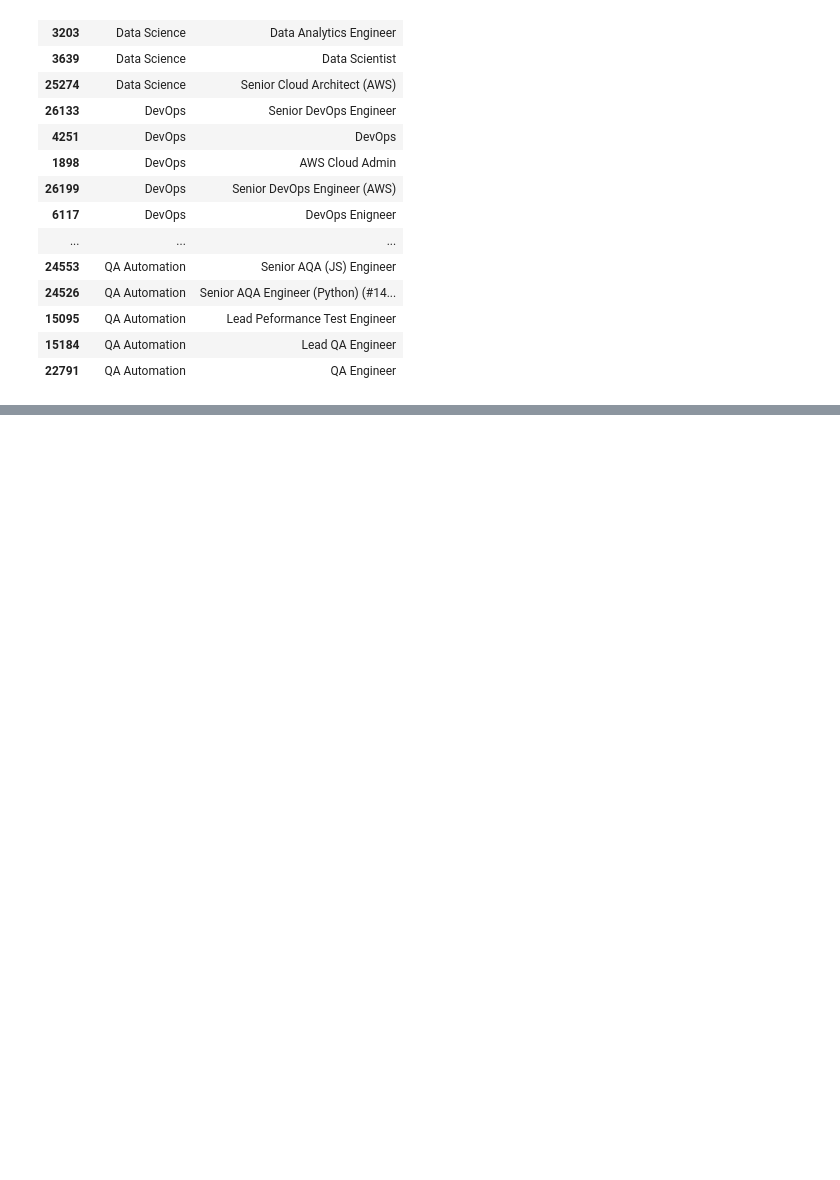
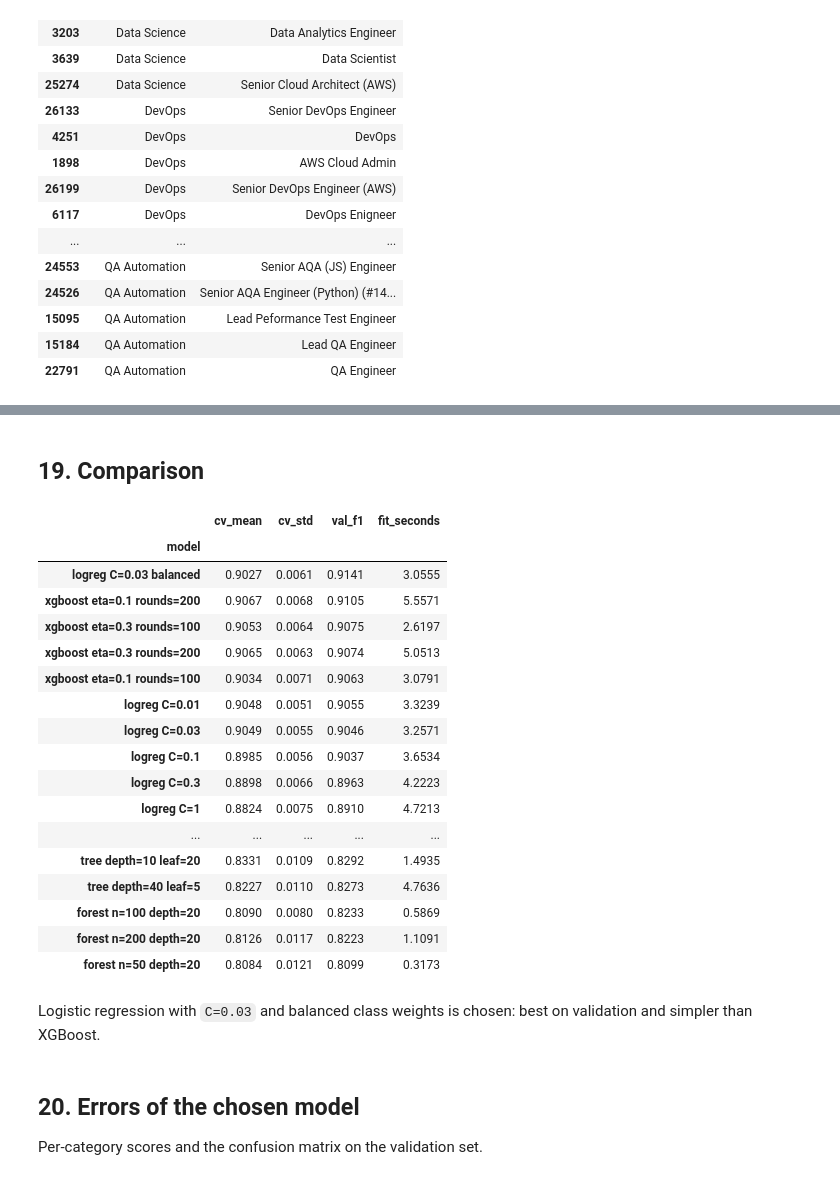
Before and after one commit to HubDev-AI/job-category-classifier, a Jupyter notebook: notebook.ipynb, the cells around one changed output, grey strips where cells are left out. Cells and saved outputs as stored; diff of their text form; code cells hidden in the pictures; blank space fills up the shorter version.

```diff
--- a/notebook.ipynb
+++ b/notebook.ipynb
@@ -468,0 +616,9 @@ df_train.groupby('primary_keyword').sample(5, random_state=1)[['primary_keyword'
+# %%
+from sklearn.tree import DecisionTreeClassifier
+
+for depth in [10, 20, 40]:
+    for leaf in [1, 5, 20]:
+        results.append(evaluate(f'tree depth={depth} leaf={leaf}',
+                                lambda: DecisionTreeClassifier(max_depth=depth, min_samples_leaf=leaf, random_state=1)))
+
+pd.DataFrame(results[-9:])
@@ -468,0 +638,9 @@ df_train.groupby('primary_keyword').sample(5, random_state=1)[['primary_keyword'
+# %%
+from sklearn.ensemble import RandomForestClassifier
+
+for n in [50, 100, 200]:
+    for depth in [20, None]:
+        results.append(evaluate(f'forest n={n} depth={depth}',
+                                lambda: RandomForestClassifier(n_estimators=n, max_depth=depth, random_state=1, n_jobs=-1)))
+
+pd.DataFrame(results[-6:])
@@ -468,0 +659,22 @@ df_train.groupby('primary_keyword').sample(5, random_state=1)[['primary_keyword'
+# %%
+import xgboost as xgb
+
+class XGBModel:
+    def __init__(self, eta, rounds):
+        self.params = {'eta': eta, 'max_depth': 6, 'objective': 'multi:softprob',
+                       'num_class': len(categories), 'seed': 1, 'verbosity': 1}
+        self.rounds = rounds
+
+    def fit(self, X, y):
+        labels = [categories.index(c) for c in y]
+        self.booster = xgb.train(self.params, xgb.DMatrix(X, label=labels), num_boost_round=self.rounds)
+        return self
+
+    def predict(self, X):
+        return np.array(categories)[self.booster.predict(xgb.DMatrix(X)).argmax(axis=1)]
+
+for eta in [0.1, 0.3]:
+    for rounds in [100, 200]:
+        results.append(evaluate(f'xgboost eta={eta} rounds={rounds}', lambda: XGBModel(eta, rounds)))
+
+pd.DataFrame(results[-4:])
@@ -468,0 +687,30 @@ df_train.groupby('primary_keyword').sample(5, random_state=1)[['primary_keyword'
+# %% [markdown]
+## 19. Comparison
+# %%
+df_results = pd.DataFrame(results).set_index('model').sort_values('val_f1', ascending=False)
+df_results.round(4)
+# %% [output]
+|  | cv_mean | cv_std | val_f1 | fit_seconds |
+| model |  |  |  |  |
+| logreg C=0.03 balanced | 0.9027 | 0.0061 | 0.9141 | 3.0555 |
+| xgboost eta=0.1 rounds=200 | 0.9067 | 0.0068 | 0.9105 | 5.5571 |
+| xgboost eta=0.3 rounds=100 | 0.9053 | 0.0064 | 0.9075 | 2.6197 |
+| xgboost eta=0.3 rounds=200 | 0.9065 | 0.0063 | 0.9074 | 5.0513 |
+| xgboost eta=0.1 rounds=100 | 0.9034 | 0.0071 | 0.9063 | 3.0791 |
+| logreg C=0.01 | 0.9048 | 0.0051 | 0.9055 | 3.3239 |
+| logreg C=0.03 | 0.9049 | 0.0055 | 0.9046 | 3.2571 |
+| logreg C=0.1 | 0.8985 | 0.0056 | 0.9037 | 3.6534 |
+| logreg C=0.3 | 0.8898 | 0.0066 | 0.8963 | 4.2223 |
+| logreg C=1 | 0.8824 | 0.0075 | 0.8910 | 4.7213 |
+| ... | ... | ... | ... | ... |
+| tree depth=10 leaf=20 | 0.8331 | 0.0109 | 0.8292 | 1.4935 |
+| tree depth=40 leaf=5 | 0.8227 | 0.0110 | 0.8273 | 4.7636 |
+| forest n=100 depth=20 | 0.8090 | 0.0080 | 0.8233 | 0.5869 |
+| forest n=200 depth=20 | 0.8126 | 0.0117 | 0.8223 | 1.1091 |
+| forest n=50 depth=20 | 0.8084 | 0.0121 | 0.8099 | 0.3173 |
+# %% [markdown]
+Logistic regression with `C=0.03` and balanced class weights is chosen: best on validation and simpler than XGBoost.
+# %% [markdown]
+## 20. Errors of the chosen model
+
+Per-category scores and the confusion matrix on the validation set.
```
Also changed, not shown: parts of 33 cells of this notebook, 2 other files.
